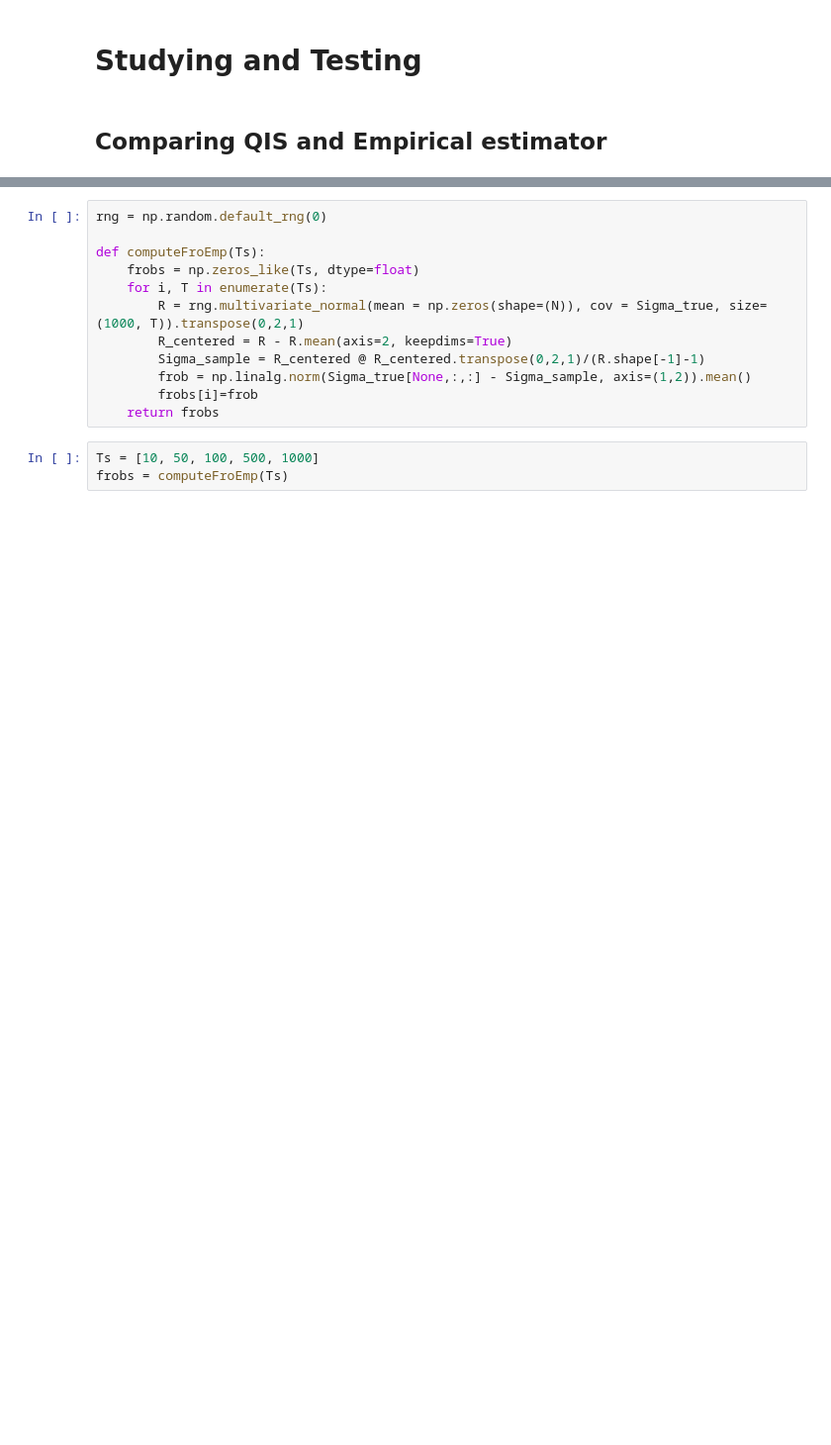
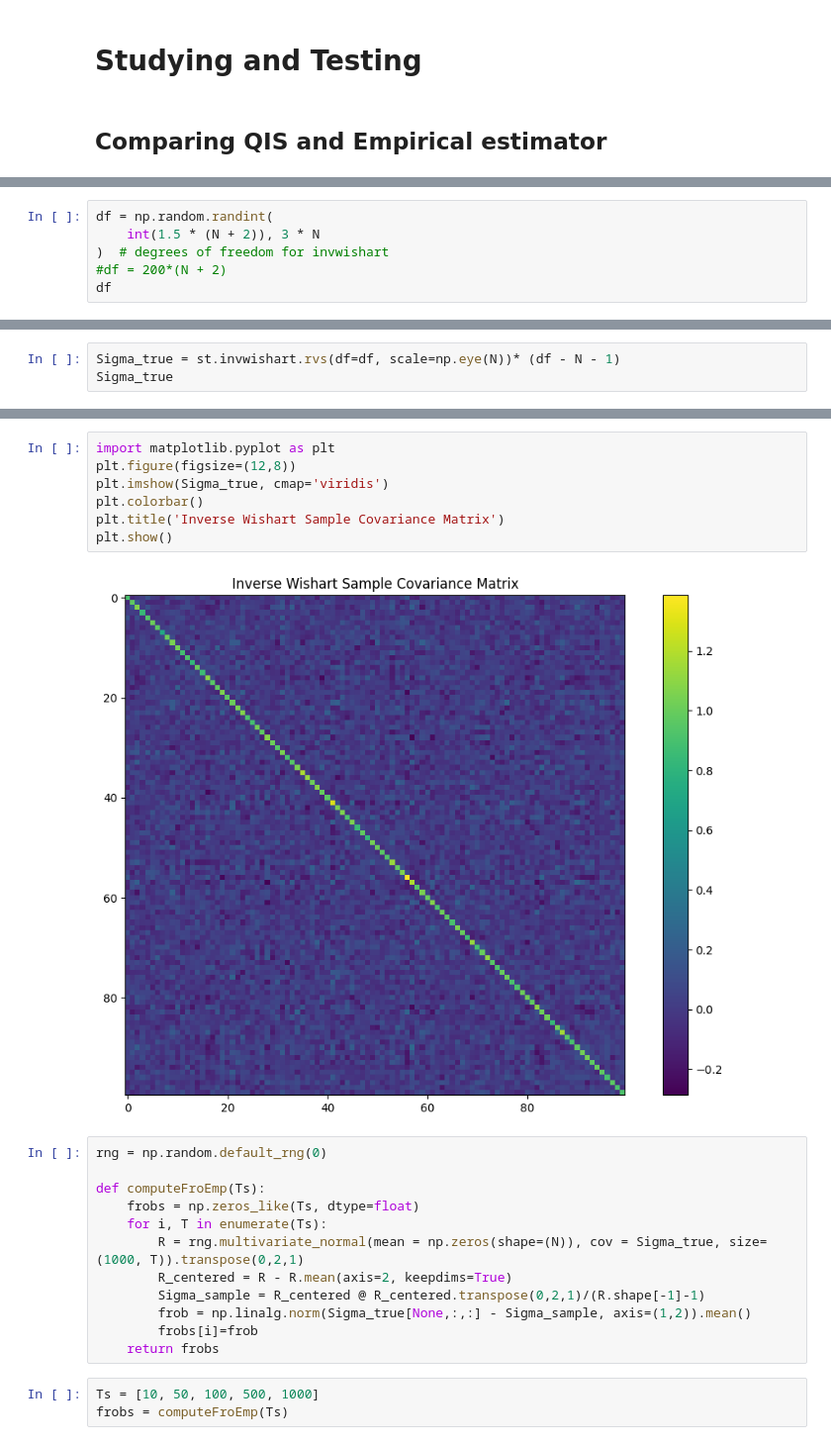
Before and after one commit to Armanddevacc/covariance-cleaning-nn, a Jupyter notebook: test.ipynb, the cells around one changed output, grey strips where cells are left out. Shown at 99% size. Drawn from its saved outputs; the diff is of its cells as text; blank space fills up the shorter version.

```diff
--- a/test.ipynb
+++ b/test.ipynb
@@ -12,0 +31,6 @@ Sigma_true = A @ A.T + 1e-6 *np.eye(N)
+# %%
+df = np.random.randint(
+    int(1.5 * (N + 2)), 3 * N
+)  # degrees of freedom for invwishart
+#df = 200*(N + 2)
+df
@@ -12,0 +39,3 @@ Sigma_true = A @ A.T + 1e-6 *np.eye(N)
+# %%
+Sigma_true = st.invwishart.rvs(df=df, scale=np.eye(N))* (df - N - 1)
+Sigma_true
@@ -13,3 +56,12 @@ Sigma_true = A @ A.T + 1e-6 *np.eye(N)
+# %%
+import matplotlib.pyplot as plt
+plt.figure(figsize=(12,8))
+plt.imshow(Sigma_true, cmap='viridis')
+plt.colorbar()
+plt.title('Inverse Wishart Sample Covariance Matrix')
+plt.show()
+# %% [output]
+[figure, added]
 # %%
 rng = np.random.default_rng(0)
 
```
Also changed, not shown: parts of 32 cells of this notebook, 1 other file.
